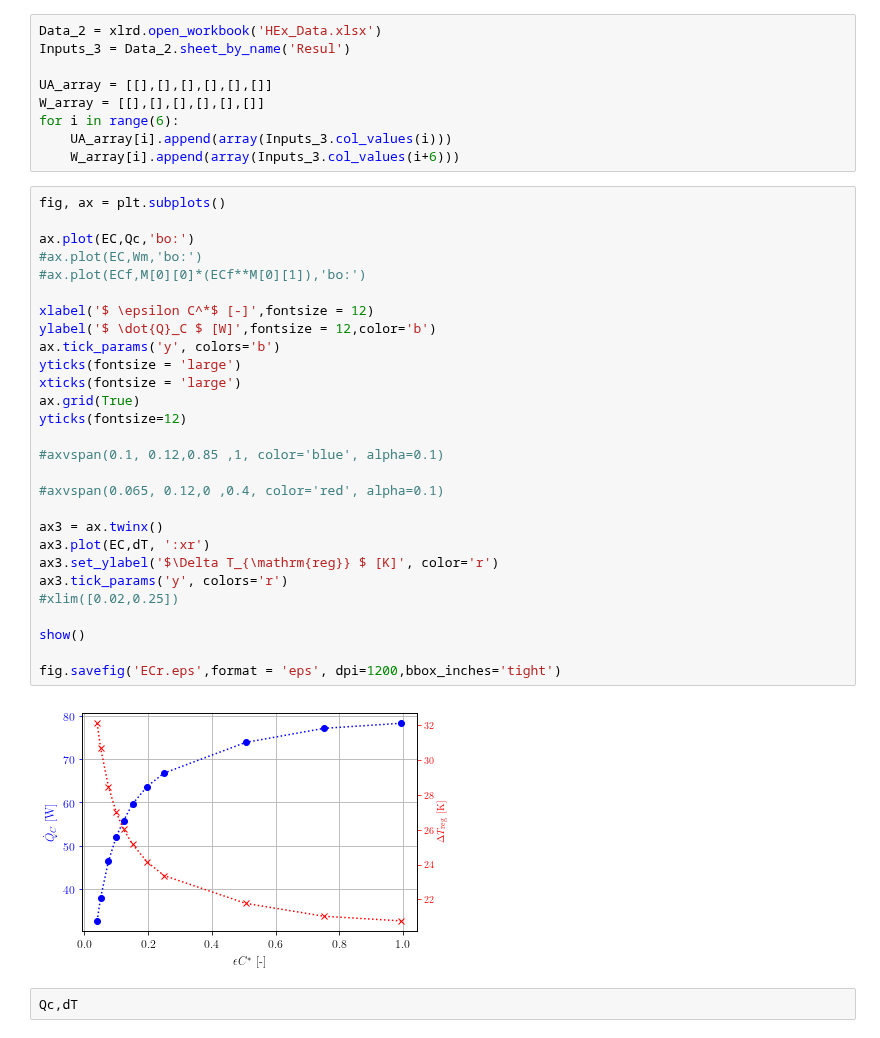
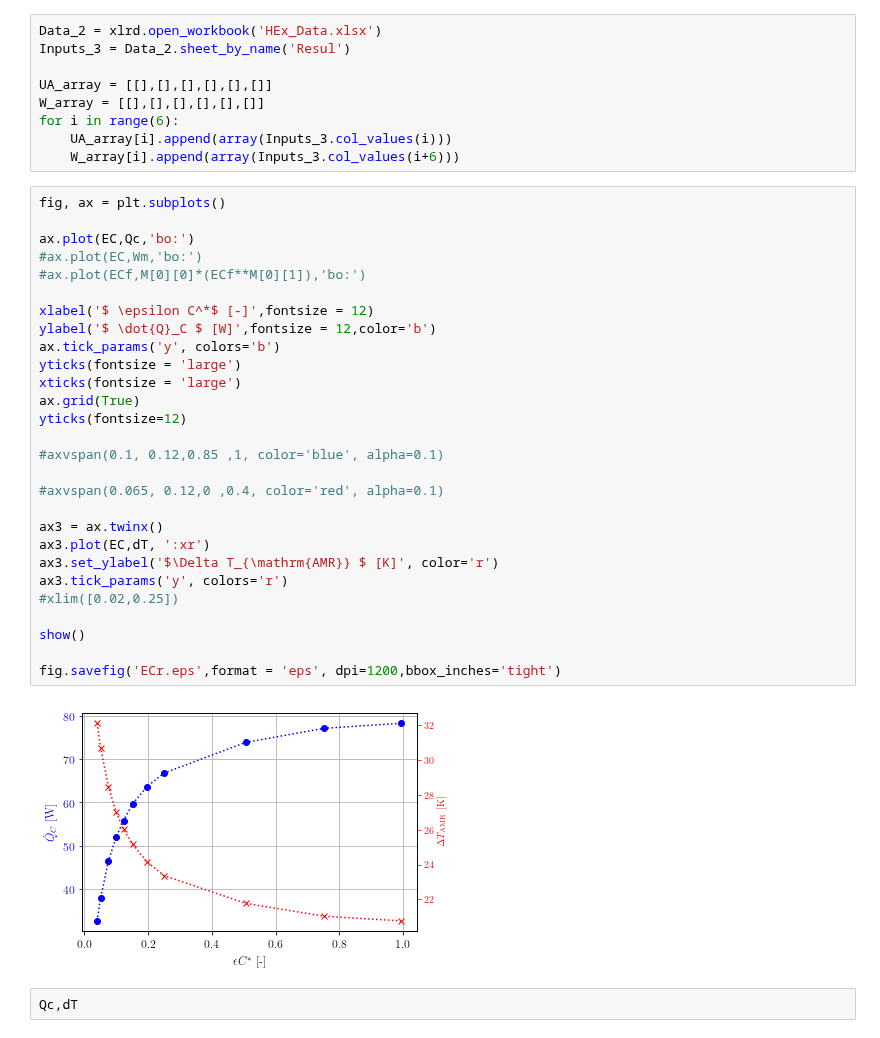
Before and after one commit to gfidelisp/Jupyter, a Jupyter notebook: Paper_HEx_AMR/HEx.ipynb, the cells around one changed output. Drawn from its saved outputs; the diff is of its cells as text.

```diff
--- a/Paper_HEx_AMR/HEx.ipynb
+++ b/Paper_HEx_AMR/HEx.ipynb
@@ -92,33 +92,33 @@ for i in range(6):
 # %%
 fig, ax = plt.subplots()
 
 ax.plot(EC,Qc,'bo:')
 #ax.plot(EC,Wm,'bo:')
 #ax.plot(ECf,M[0][0]*(ECf**M[0][1]),'bo:')
 
 xlabel('$ \epsilon C^*$ [-]',fontsize = 12)
 ylabel('$ \dot{Q}_C $ [W]',fontsize = 12,color='b')
 ax.tick_params('y', colors='b')
 yticks(fontsize = 'large')
 xticks(fontsize = 'large')
 ax.grid(True)
 yticks(fontsize=12)
 
 #axvspan(0.1, 0.12,0.85 ,1, color='blue', alpha=0.1)
 
 #axvspan(0.065, 0.12,0 ,0.4, color='red', alpha=0.1)
 
 ax3 = ax.twinx()
 ax3.plot(EC,dT, ':xr')
-ax3.set_ylabel('$\Delta T_{\mathrm{reg}} $ [K]', color='r')
+ax3.set_ylabel('$\Delta T_{\mathrm{AMR}} $ [K]', color='r')
 ax3.tick_params('y', colors='r')
 #xlim([0.02,0.25])
 
 show()
 
 fig.savefig('ECr.eps',format = 'eps', dpi=1200,bbox_inches='tight')
 # %% [output]
-[figure, old version]
+[figure, new version]
 # %%
 Qc,dT
 # %% [output]
```
Also changed, not shown: parts of 5 cells of this notebook, 14 other files.
